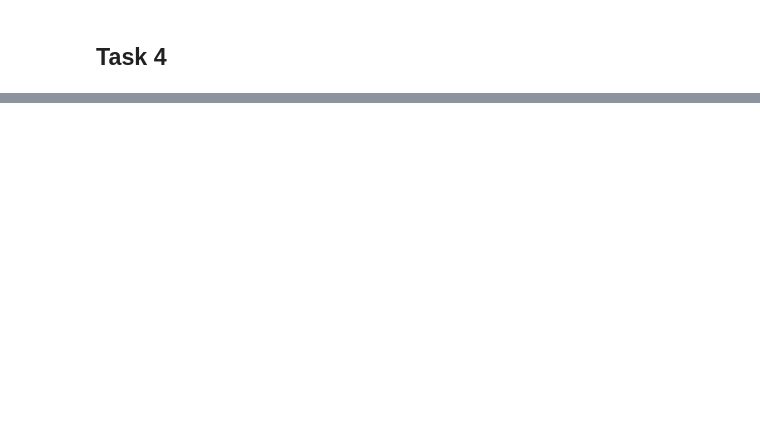
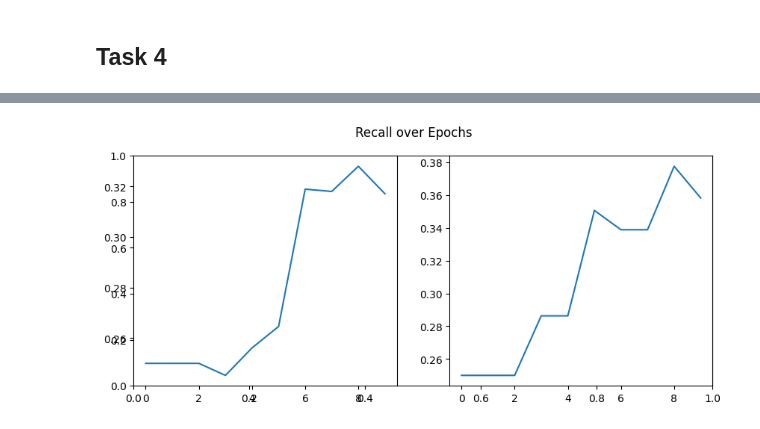
Before and after one commit to mattialodi0/progNLP, a Jupyter notebook: assignment-1/draft.ipynb, the cells around one changed output, grey strips where cells are left out. Drawn from its saved outputs; the diff is of its cells as text; code cells hidden in the pictures; blank space fills up the shorter version.

```diff
--- a/assignment-1/draft.ipynb
+++ b/assignment-1/draft.ipynb
@@ -865,0 +1223,10 @@ Annotating words: ['cinematic', 'liberatory', 'menwoman']
+# %%
+plt.subplots(figsize=(10, 4))
+plt.subplot(1, 2, 1)
+plt.plot(baseline_model_history['val_rec'], label='Baseline Val Recall')
+plt.subplot(1, 2, 2)
+plt.plot(stacked_model_history['val_rec'], label='Stacked Val Recall')
+plt.suptitle('Recall over Epochs')
+plt.show()
+# %% [output]
+[figure, added]
```
Also changed, not shown: parts of 28 cells of this notebook.
